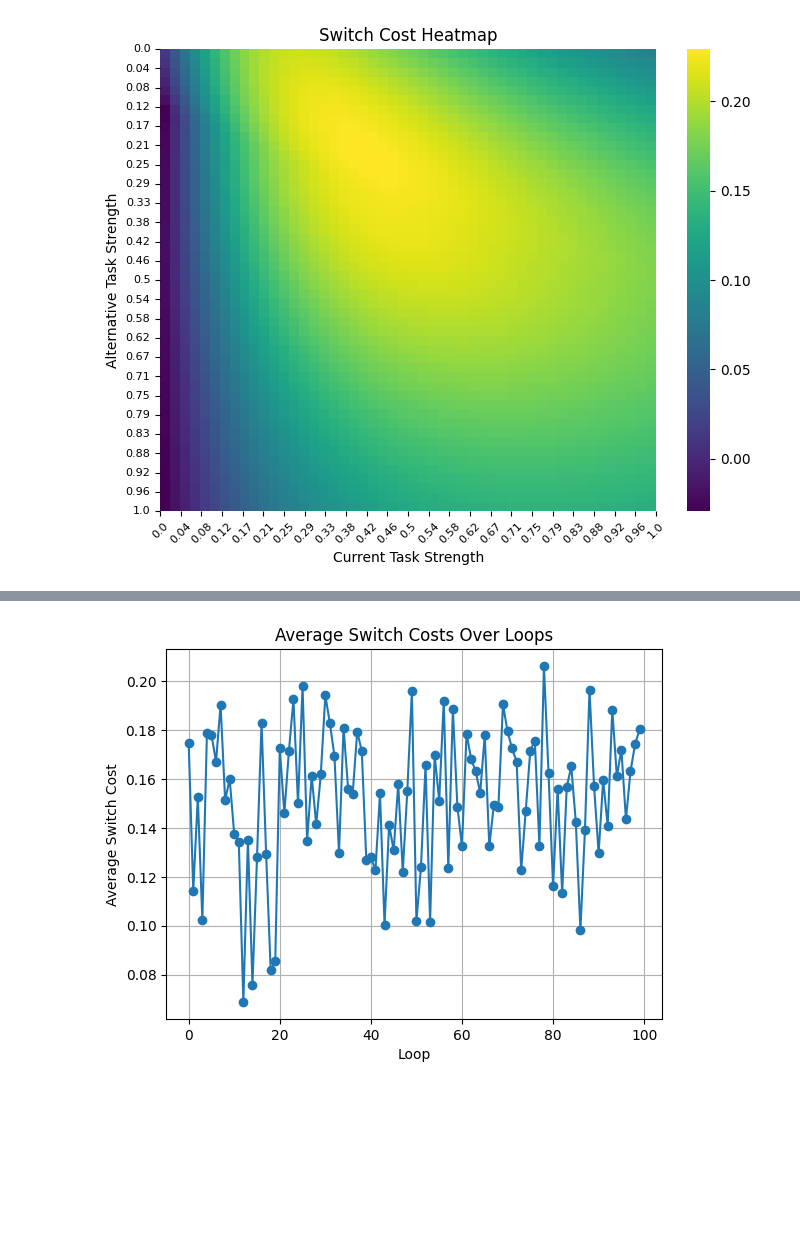
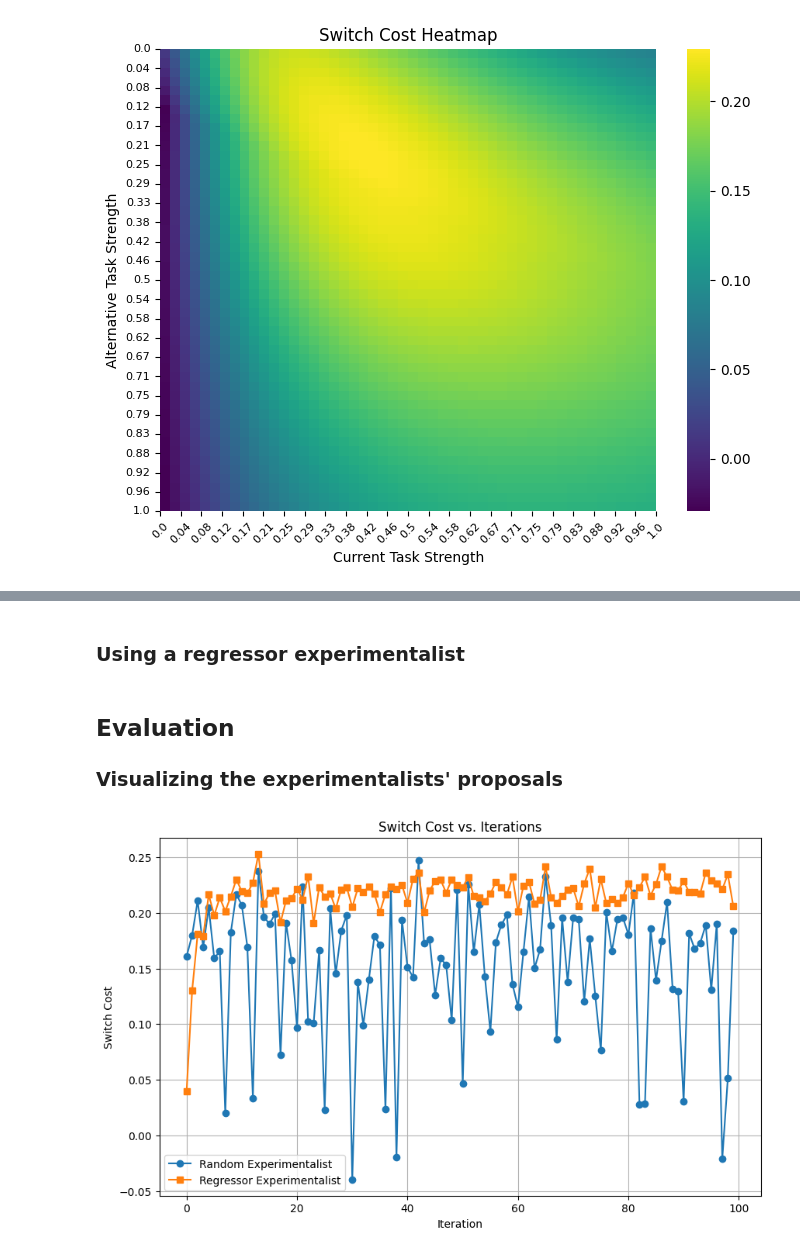
Before and after one commit to syntactic/task-switching-cost-analysis, a Jupyter notebook: switch_cost_playground.ipynb, the cells around one changed output, grey strips where cells are left out. Cells and saved outputs as stored; diff of their text form; code cells hidden in the pictures; blank space fills up the shorter version.

```diff
--- a/switch_cost_playground.ipynb
+++ b/switch_cost_playground.ipynb
@@ -59,12 +73,14 @@ Name: 1011, dtype: float64
 # %%
 def only_experimentalist_closed_loop(experimentalist, experiment, num_loops=10, experimentalist_args=dict()):
     """
-    A random closed loop experimentalist for the task switching experiment
+    A closed loop including only the experimentalist and the experiment.
     """
+    # initial seed conditions
+    initial_conditions = random_pool_with_fixed_variable(experiment.variables, random_state=42, num_sample_groups=1)
     # Initialize the state
     s = StandardState(
         variables = experiment.variables,
-        conditions = experimentalist(experiment.variables),
+        conditions = initial_conditions,
         experiment_data = pd.DataFrame(columns=[var.name for var in experiment.variables.independent_variables + experiment.variables.dependent_variables]),
     )
     experimentalist_on_state = on_state(experimentalist, output=["conditions"])
@@ -80,6 +98,13 @@ def only_experimentalist_closed_loop(experimentalist, experiment, num_loops=10,
 experimentalist = random_pool_with_fixed_variable
 experiment = task_switching.task_switching()
 num_loops = 100
-num_sample_groups_per_loop = 10
+num_sample_groups_per_loop = 1
 s = only_experimentalist_closed_loop(experimentalist, experiment, num_loops=num_loops,
                                      experimentalist_args=dict(num_sample_groups=num_sample_groups_per_loop, fixed_var_name="is_switch"))
+random_experimentalist_switch_costs = get_switch_costs_from_results(s.experiment_data)
+random_results = pd.DataFrame({
+    'iteration': range(num_loops),  # Iteration number
+    'switch_cost': random_experimentalist_switch_costs,  # Switch cost achieved
+    'cur_task_strength': s.experiment_data.cur_task_strength[::2],  # Current task strength
+    'alt_task_strength': s.experiment_data.alt_task_strength[::2],  # Alternative task strength
+})
@@ -98,9 +111,31 @@ for loop in range(num_loops):
-# %%
-plt.plot(range(num_loops), average_switch_costs, marker='o')
-plt.xlabel('Loop')
-plt.ylabel('Average Switch Cost')
-plt.title('Average Switch Costs Over Loops')
-plt.grid(True)
-plt.show()
-# %% [output]
-[figure, removed]
+# %% [markdown]
+### Using a regressor experimentalist
+# %%
+experimentalist = regressor_experimentalist
+experiment = task_switching.task_switching()
+num_loops = 100
+num_sample_groups_per_loop = 1
+s = only_experimentalist_closed_loop(experimentalist, experiment, num_loops=num_loops,
+                                     experimentalist_args=dict(fixed_var_name="is_switch"))
+regressor_experimentalist_switch_costs = get_switch_costs_from_results(s.experiment_data)
+regressor_results = pd.DataFrame({
+    'iteration': range(num_loops),  # Iteration number
+    'switch_cost': regressor_experimentalist_switch_costs,  # Switch cost achieved
+    'cur_task_strength': s.experiment_data.cur_task_strength[::2],  # Current task strength
+    'alt_task_strength': s.experiment_data.alt_task_strength[::2],  # Alternative task strength
+})
+# %% [markdown]
+## Evaluation
+### Visualizing the experimentalists' proposals
+# %%
+plt.figure(figsize=(10, 6))
+plt.plot(random_results['iteration'], random_results['switch_cost'], label='Random Experimentalist', marker='o')
+plt.plot(regressor_results['iteration'], regressor_results['switch_cost'], label='Regressor Experimentalist', marker='s')
+plt.title('Switch Cost vs. Iterations')
+plt.xlabel('Iteration')
+plt.ylabel('Switch Cost')
+plt.legend()
+plt.grid(True)
+plt.show()
+# %% [output]
+[figure, added]
```
Also changed, not shown: parts of 13 cells of this notebook, 2 other files.
